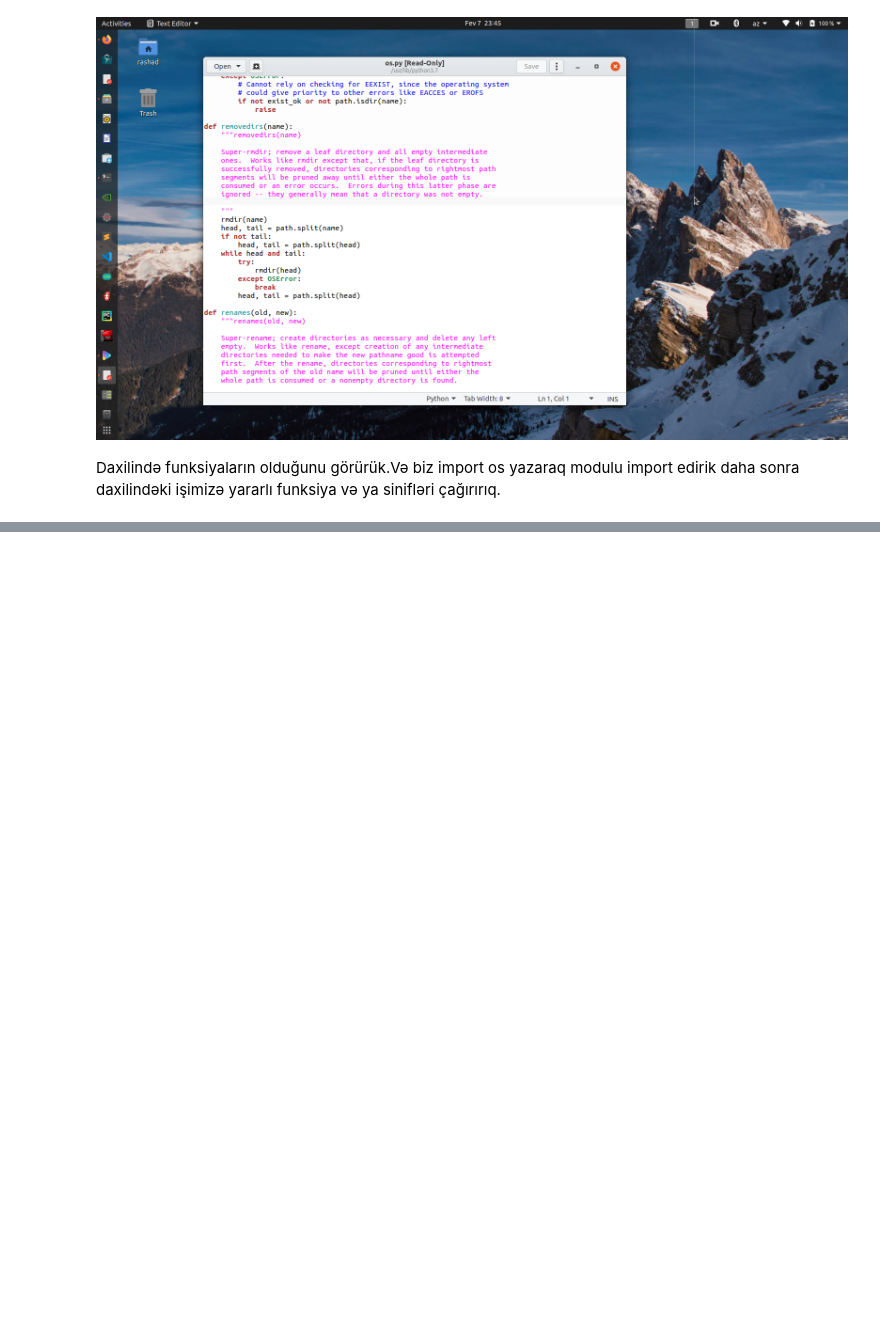
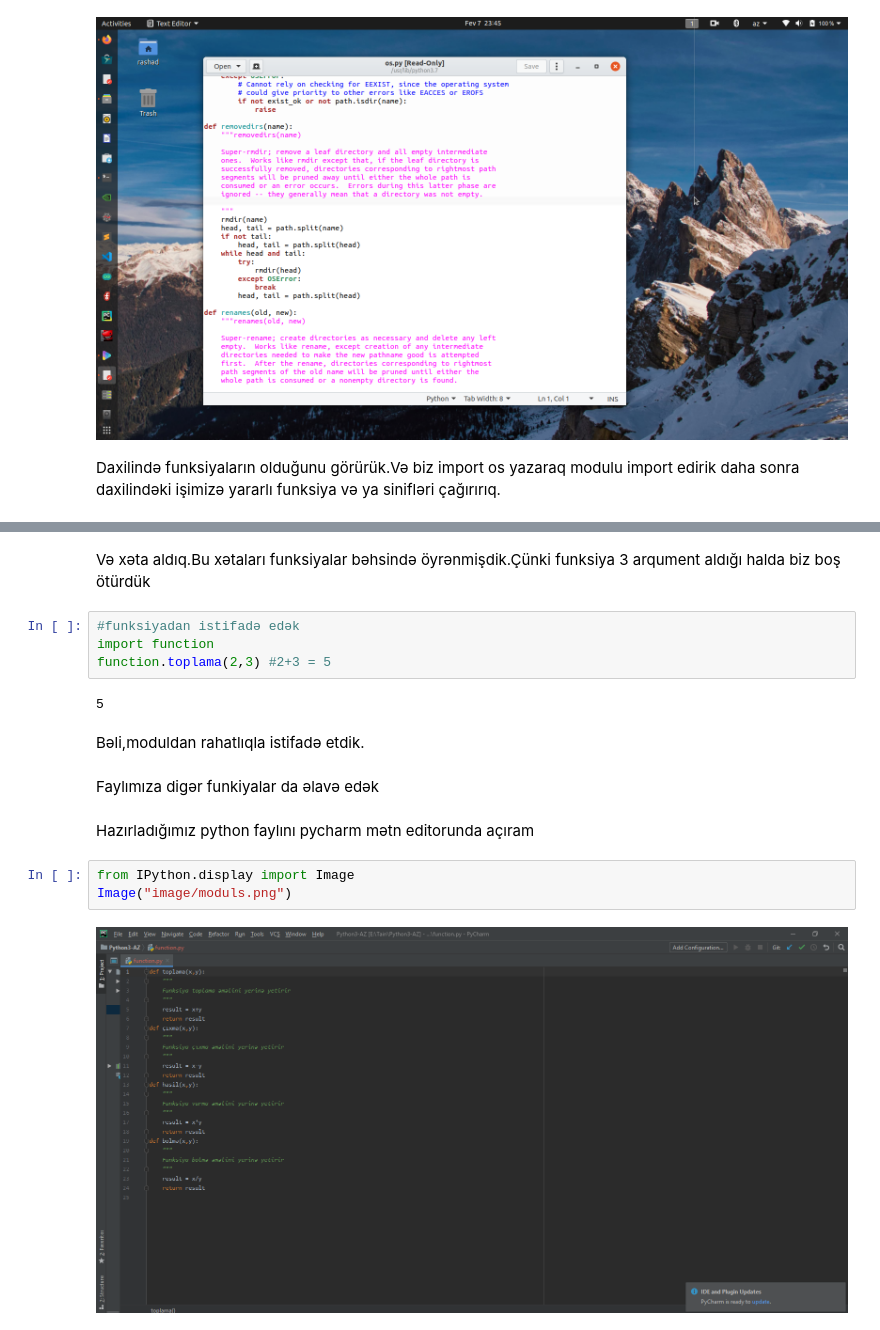
Before and after one commit to RashadGarayev/Python3-AZ, a Jupyter notebook: Modules(Modullar).ipynb, the cells around one changed output, grey strips where cells are left out. Saved outputs shown, nothing was run; the diff lists cells and outputs as text; blank space fills up the shorter version.

```diff
--- a/Modules(Modullar).ipynb
+++ b/Modules(Modullar).ipynb
@@ -134,0 +174,19 @@ os.name
+# %% [markdown]
+Və xəta aldıq.Bu xətaları funksiyalar bəhsində öyrənmişdik.Çünki funksiya 3 arqument aldığı halda biz boş ötürdük
+# %%
+#funksiyadan istifadə edək
+import function
+function.toplama(2,3) #2+3 = 5
+# %% [output]
+5
+# %% [markdown]
+Bəli,moduldan rahatlıqla istifadə etdik.
+# %% [markdown]
+Faylımıza digər funkiyalar da əlavə edək
+# %% [markdown]
+Hazırladığımız python faylını pycharm mətn editorunda açıram
+# %%
+from IPython.display import Image
+Image("image/moduls.png")
+# %% [output]
+[figure, added]
```
Also changed, not shown: parts of 31 cells of this notebook.
